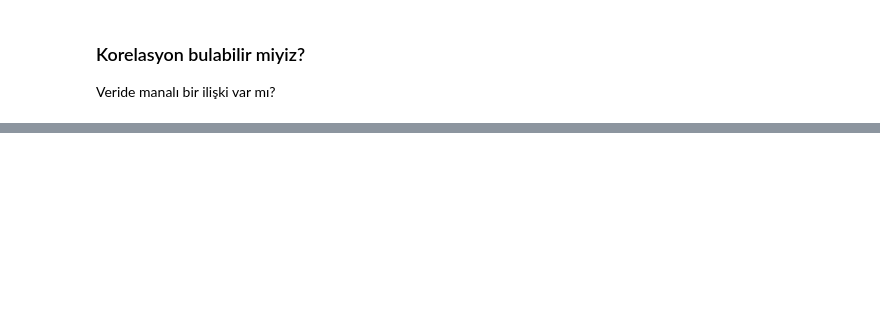
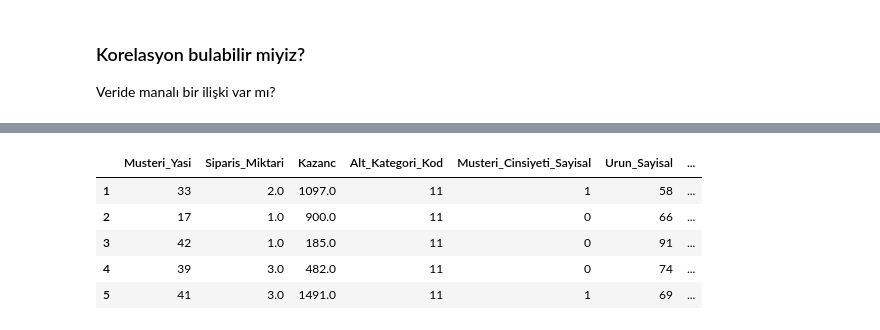
Before and after one commit to ozancelikel/VeriAnaliziGiris, a Jupyter notebook: veri_analizine_giris.ipynb, the cells around one changed output, grey strips where cells are left out. Cells and saved outputs as stored; diff of their text form; code cells hidden in the pictures; blank space fills up the shorter version.

```diff
--- a/veri_analizine_giris.ipynb
+++ b/veri_analizine_giris.ipynb
@@ -221,0 +634,14 @@ Machine learning -> AI
+# %%
+sales_temiz = sales.drop(columns=['Date', 'Day', 'Month', 'Year', 'Yas_Grubu',
+                                  'Musteri_Cinsiyeti', 'Ulke', 'Eyalet',
+                                  'Urun_Kategorisi', 'Alt_Kategori', 'Urun',
+                                  'Hesaplanmis_Tarih', 'Birim_Maliyeti', 'Birim_Fiyati', 'Maliyet', 'Hasilat'], errors='ignore')
+
+sales_temiz.head()
+# %% [output]
+|  | Musteri_Yasi | Siparis_Miktari | Kazanc | Alt_Kategori_Kod | Musteri_Cinsiyeti_Sayisal | Urun_Sayisal | ... |
+| 1 | 33 | 2.0 | 1097.0 | 11 | 1 | 58 | ... |
+| 2 | 17 | 1.0 | 900.0 | 11 | 0 | 66 | ... |
+| 3 | 42 | 1.0 | 185.0 | 11 | 0 | 91 | ... |
+| 4 | 39 | 3.0 | 482.0 | 11 | 0 | 74 | ... |
+| 5 | 41 | 3.0 | 1491.0 | 11 | 1 | 69 | ... |
```
Also changed, not shown: parts of 68 cells of this notebook.
